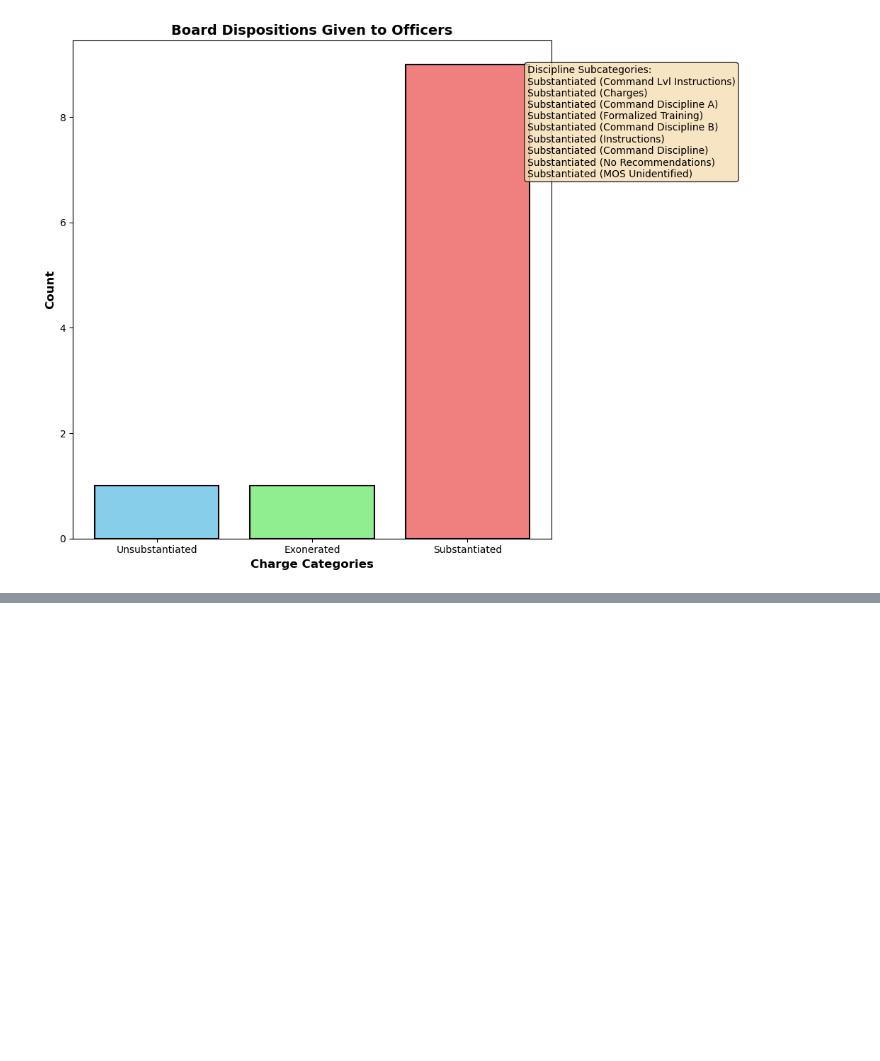
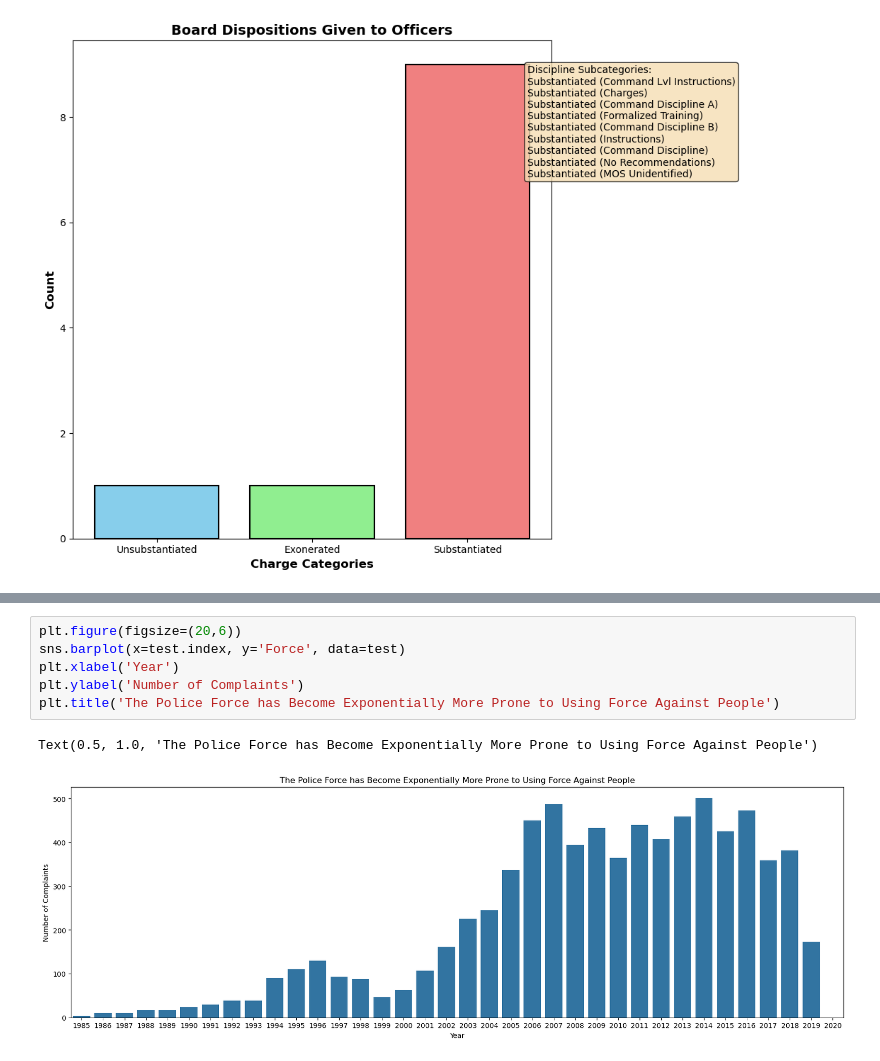
Before and after one commit to vmlau/DSC106_Project2, a Jupyter notebook: project_2.ipynb, the cells around one changed output, grey strips where cells are left out. Cells and saved outputs as stored; diff of their text form; blank space fills up the shorter version.

```diff
--- a/project_2.ipynb
+++ b/project_2.ipynb
@@ -387,0 +466,9 @@ plt.show()
+# %%
+plt.figure(figsize=(20,6))
+sns.barplot(x=test.index, y='Force', data=test)
+plt.xlabel('Year')
+plt.ylabel('Number of Complaints')
+plt.title('The Police Force has Become Exponentially More Prone to Using Force Against People')
+# %% [output]
+Text(0.5, 1.0, 'The Police Force has Become Exponentially More Prone to Using Force Against People')
+[figure, added]
```
Also changed, not shown: parts of 15 cells of this notebook.
